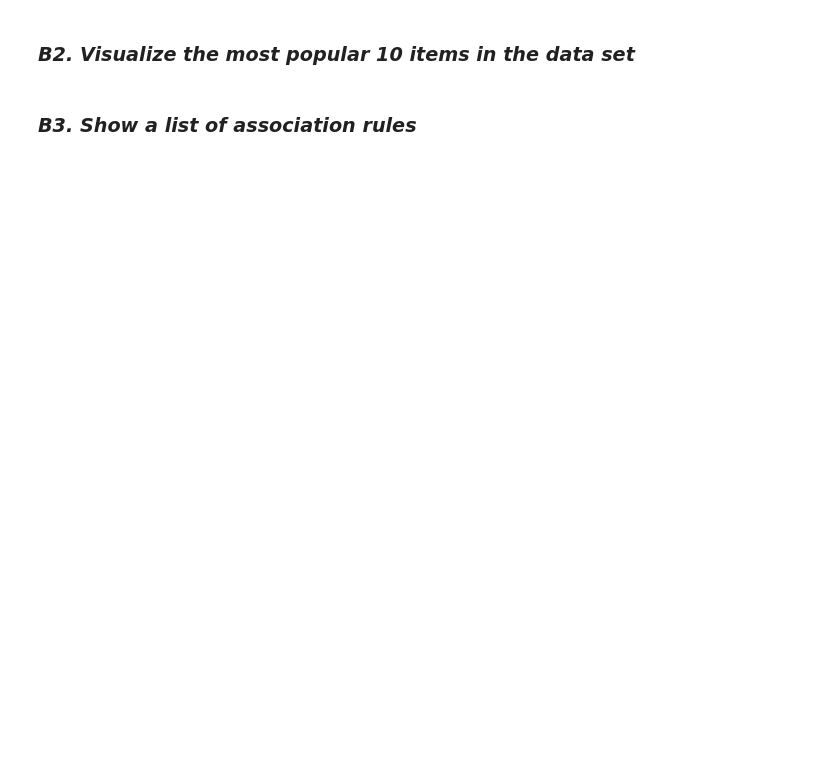
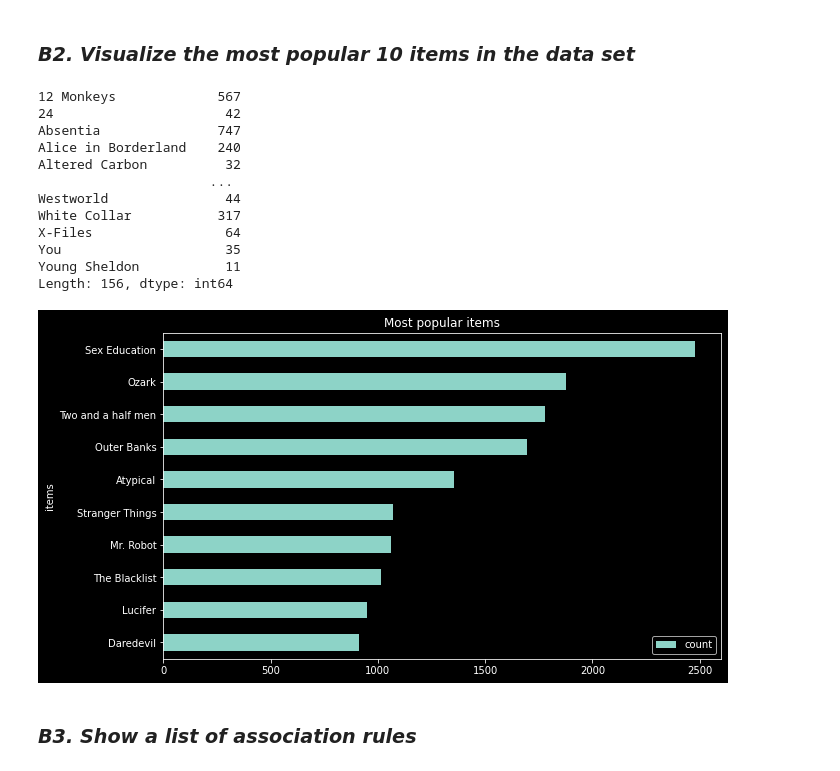
Before and after one commit to ABizCho/py_machineLearning, a Jupyter notebook: Assignment_Individual/asgmt_5_UnsupervisedML_201823869.ipynb, the cells around one changed output. Drawn from its saved outputs; the diff is of its cells as text; code cells hidden in the pictures; blank space fills up the shorter version.

Commit message:
asgmt5 - association 완료

```diff
--- a/Assignment_Individual/asgmt_5_UnsupervisedML_201823869.ipynb
+++ b/Assignment_Individual/asgmt_5_UnsupervisedML_201823869.ipynb
@@ -372,4 +372,6 @@ from mlxtend.preprocessing import TransactionEncoder
 from mlxtend.frequent_patterns import apriori
 from mlxtend.frequent_patterns import association_rules
 
-df_tvasc = pd.read_csv('TV_Shows-Association_Rules_Learning.csv')
+df_tv = pd.read_csv('TV_Shows-Association_Rules_Learning.csv')
+len(df_tv)
+df_tv.info()
@@ -387,0 +398,11 @@ basket.head()
+# %%
+#Converting the data frame into a list of lists
+records = []
+for i in range (0, len(df_tv)):
+    records.append([str(df_tv.values[i,j]) for j in range(0, 32)])
+# %%
+TE = TransactionEncoder()
+array = TE.fit(records).transform(records)
+#building the data frame rows are logical and columns are the items have been purchased
+transf_df = pd.DataFrame(array, columns = TE.columns_)
+transf_df.head()
@@ -387,0 +448,4 @@ basket.head()
+# %%
+#drop nan column
+basket_clean = transf_df.drop(['nan'], axis = 1)
+basket_clean
@@ -388,4 +466,33 @@ basket.head()
 # %% [markdown]
 ### ***B2. Visualize the most popular 10 items in the data set***
+# %%
+#most popular items
+count = basket_clean.loc[:,:].sum()
+pop_item = count.sort_values(0, ascending = False).head(10)
+pop_item = pop_item.to_frame()
+pop_item = pop_item.reset_index()
+pop_item = pop_item.rename(columns = {"index": "items", 0: "count"})
+print(count)
+#Data Visualization
+%matplotlib inline
+plt.rcParams['figure.figsize'] = (10, 6)
+matplotlib.style.use('dark_background')
+ax = pop_item.plot.barh(x = 'items', y = 'count')
+plt.title('Most popular items')
+plt.gca().invert_yaxis()
+# %% [output]
+12 Monkeys             567
+24                      42
+Absentia               747
+Alice in Borderland    240
+Altered Carbon          32
+                      ...
+Westworld               44
+White Collar           317
+X-Files                 64
+You                     35
+Young Sheldon           11
+Length: 156, dtype: int64
+[figure, added]
 # %% [markdown]
 ### ***B3. Show a list of association rules***
```
Also changed, not shown: parts of 12 cells of this notebook.
